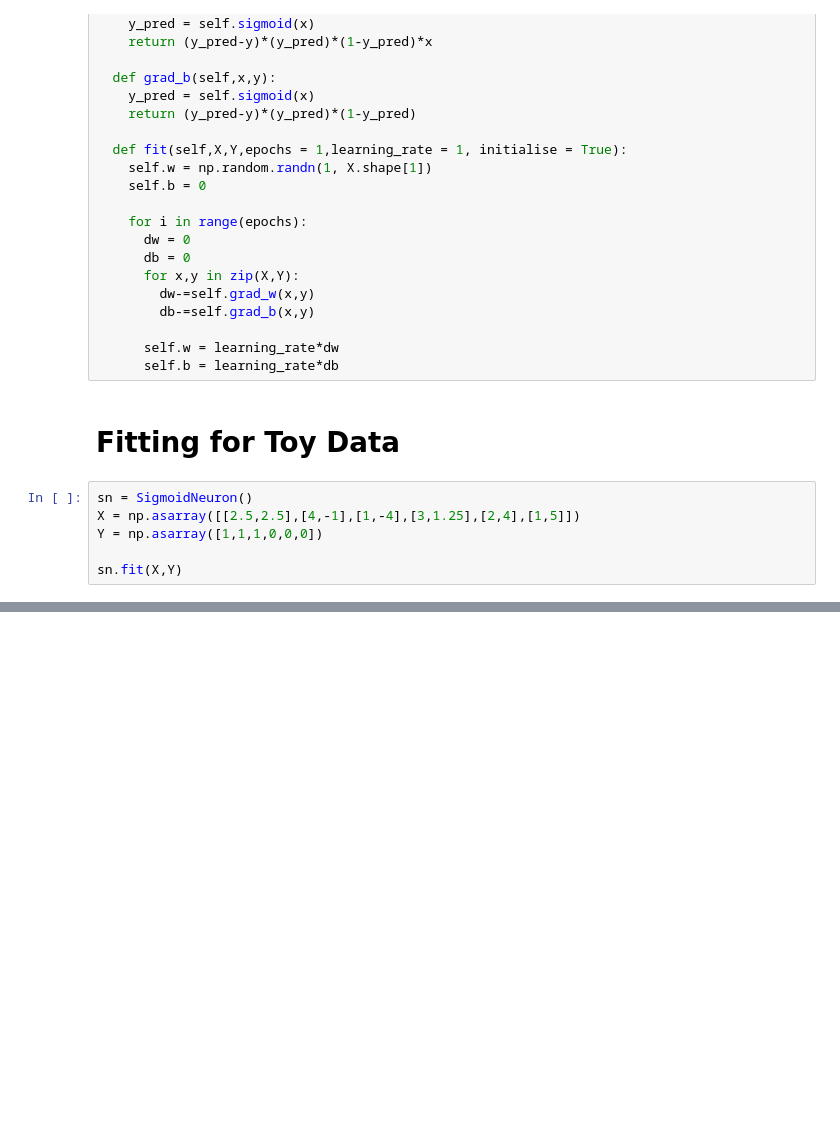
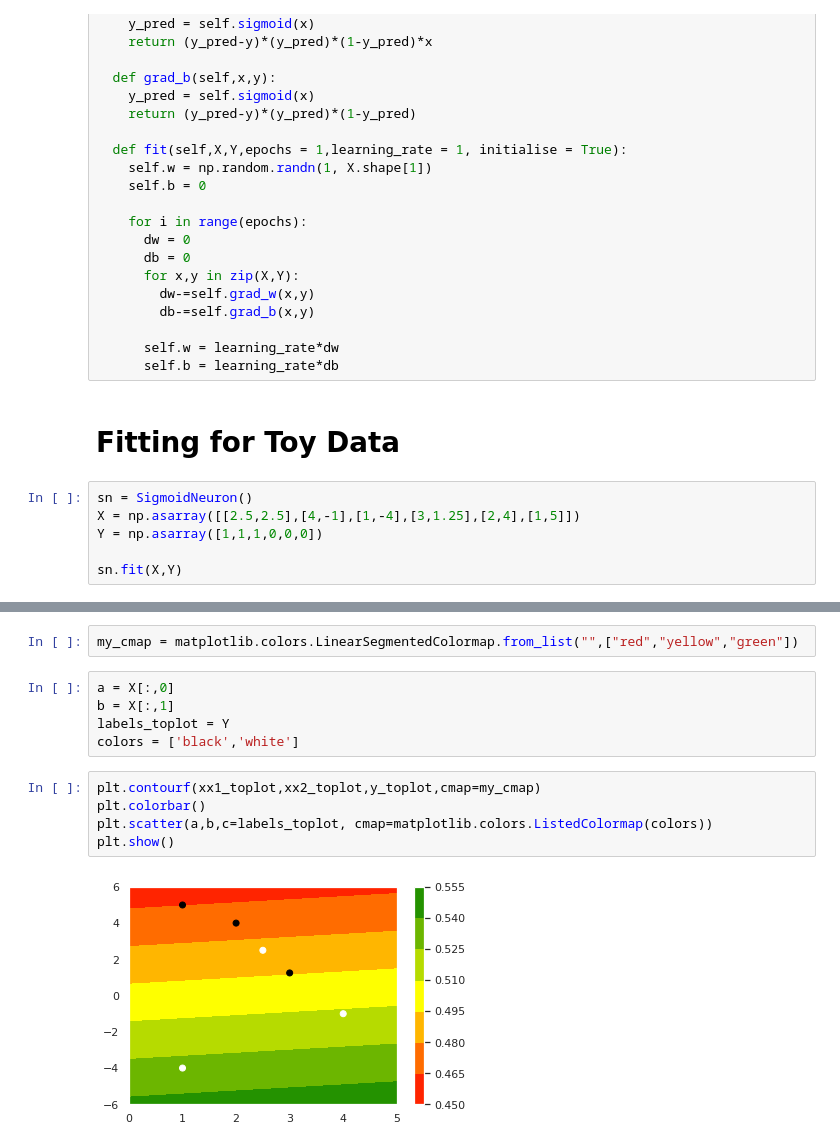
Before and after one commit to championballer/one-fourth-labs-deep-learning, a Jupyter notebook: Lecture 10 - Python Sigmoid/1017_SigmoidNeuron.ipynb, the cells around one changed output, grey strips where cells are left out. Saved outputs shown, nothing was run; the diff lists cells and outputs as text; blank space fills up the shorter version.

```diff
--- a/Lecture 10 - Python Sigmoid/1017_SigmoidNeuron.ipynb
+++ b/Lecture 10 - Python Sigmoid/1017_SigmoidNeuron.ipynb
@@ -239,0 +287,14 @@ print(sn.w,sn.b)
+# %%
+my_cmap = matplotlib.colors.LinearSegmentedColormap.from_list("",["red","yellow","green"])
+# %%
+a = X[:,0]
+b = X[:,1]
+labels_toplot = Y
+colors = ['black','white']
+# %%
+plt.contourf(xx1_toplot,xx2_toplot,y_toplot,cmap=my_cmap)
+plt.colorbar()
+plt.scatter(a,b,c=labels_toplot, cmap=matplotlib.colors.ListedColormap(colors))
+plt.show()
+# %% [output]
+[figure, added]
```
Also changed, not shown: parts of 10 cells of this notebook.
